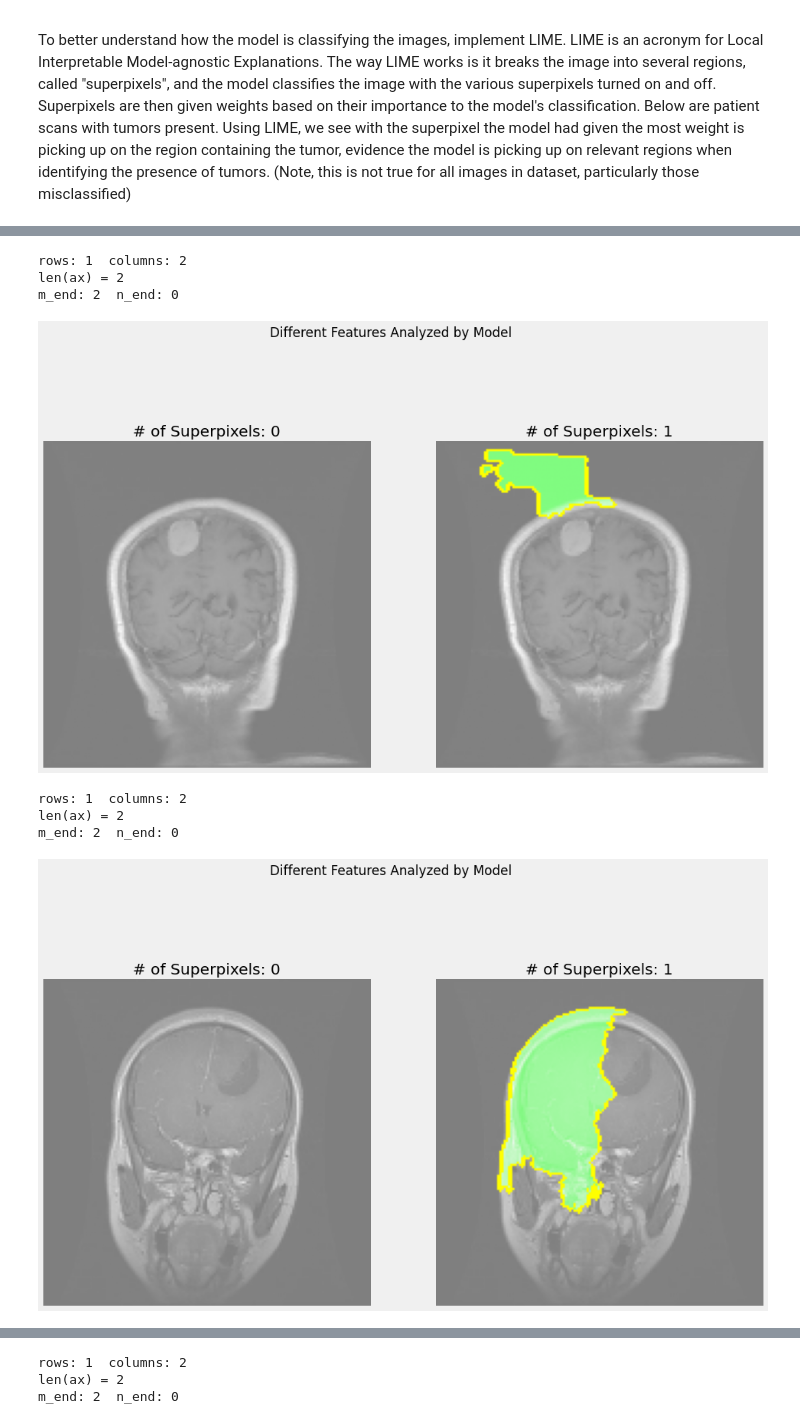
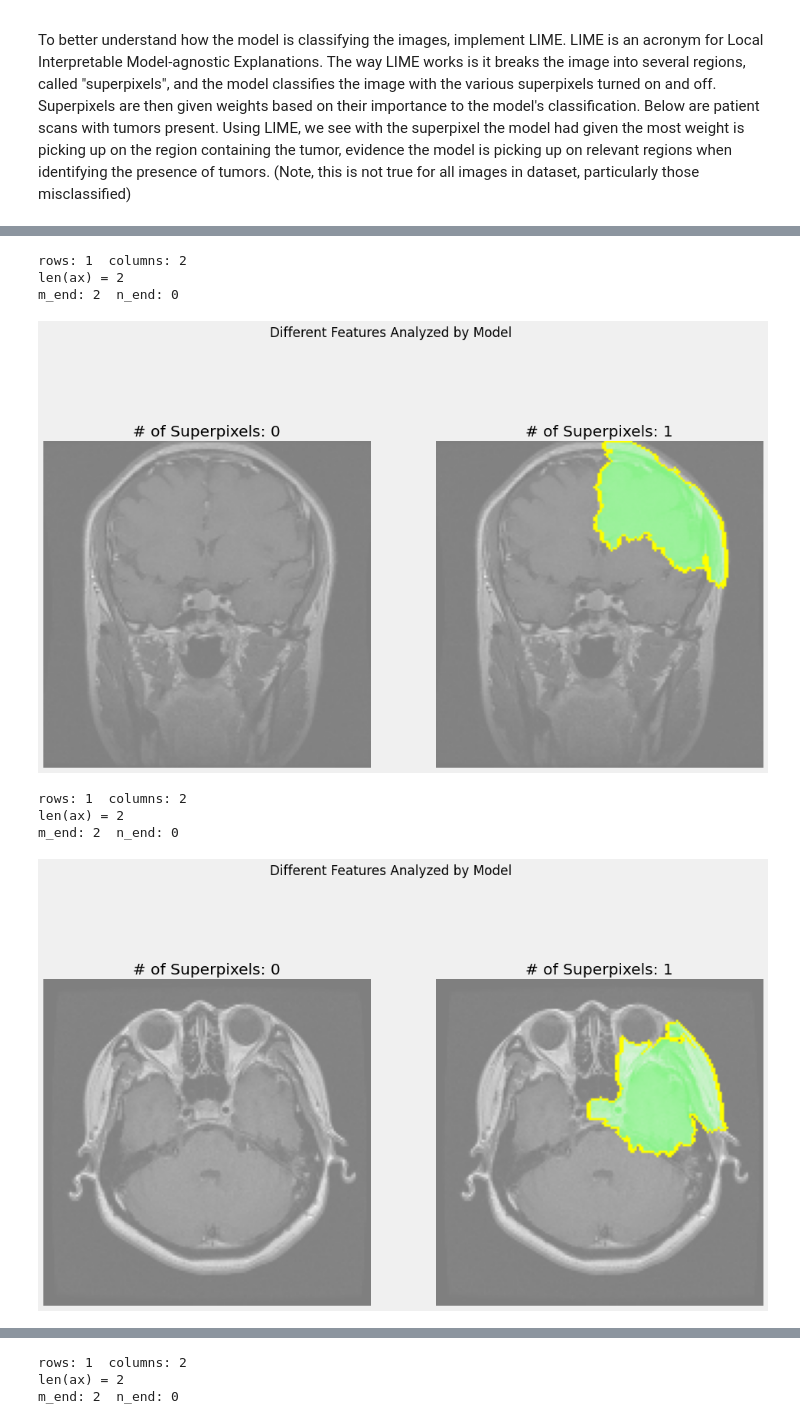
Before and after one commit to samjdedes/MRI_brain_scan_tumor_detection, a Jupyter notebook: notebooks/report/index.ipynb, the cells around one changed output, grey strips where cells are left out. Cells and saved outputs as stored; diff of their text form; code cells hidden in the pictures.

```diff
--- a/notebooks/report/index.ipynb
+++ b/notebooks/report/index.ipynb
@@ -341,17 +341,17 @@ m_end: 2  n_end: 0
 # %%
-num = 18
+num = 22
 lime_image(model, x_test[good_preds1[num]], min_superpixels=0, max_superpixels=2, path=f'../figures/tumor_correct[{num}]', figsize=(15,10))
 # %% [output]
 rows: 1  columns: 2
 len(ax) = 2
 m_end: 2  n_end: 0
-[figure, old version]
+[figure, new version]
 # %%
-num = 20
+num = 23
 lime_image(model, x_test[good_preds1[num]], min_superpixels=0, max_superpixels=2, path=f'../figures/tumor_correct[{num}]', figsize=(15,10))
 # %% [output]
 rows: 1  columns: 2
 len(ax) = 2
 m_end: 2  n_end: 0
-[figure, old version]
+[figure, new version]
 # %%
```
Also changed, not shown: parts of 10 cells of this notebook.
